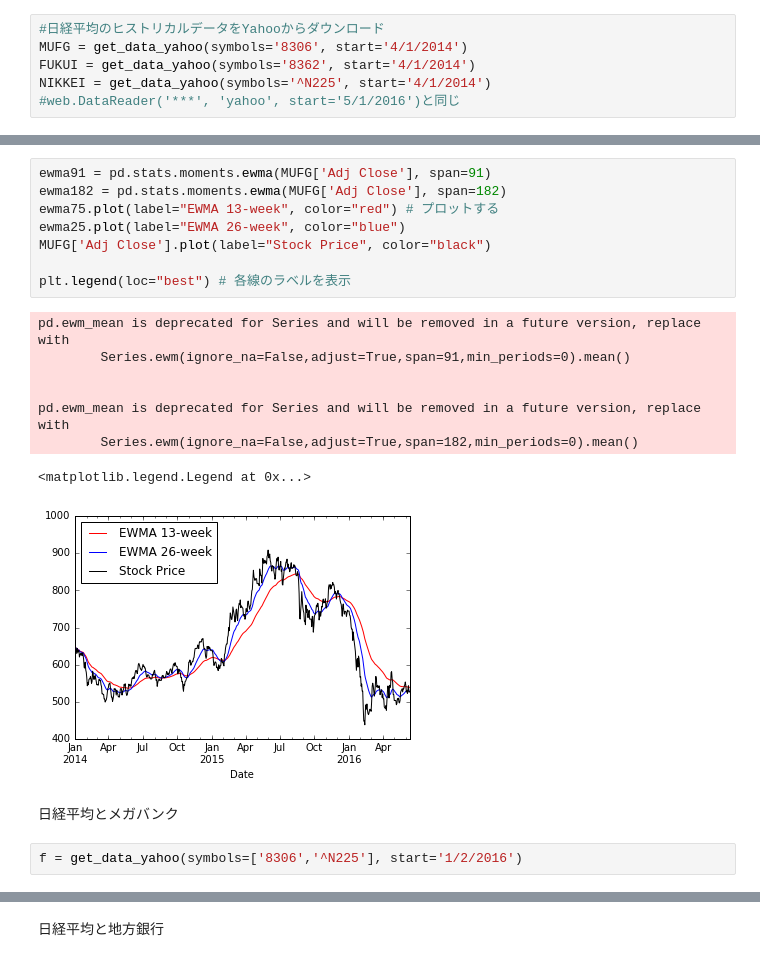
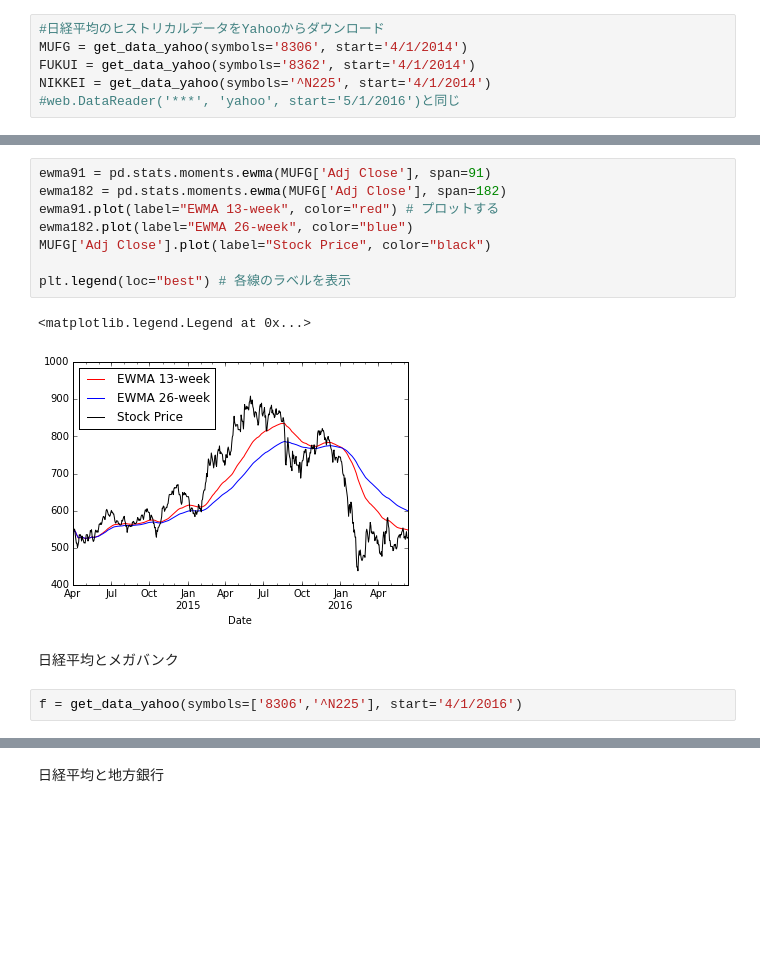
Before and after one commit to taneaki/6-13-sub, a Jupyter notebook: yahoo finance data.ipynb, the cells around one changed output, grey strips where cells are left out. Drawn from its saved outputs; the diff is of its cells as text; blank space fills up the shorter version.

```diff
--- a/yahoo finance data.ipynb
+++ b/yahoo finance data.ipynb
@@ -28,24 +28,18 @@ plt.show()
 # %%
 ewma91 = pd.stats.moments.ewma(MUFG['Adj Close'], span=91)
 ewma182 = pd.stats.moments.ewma(MUFG['Adj Close'], span=182)
-ewma75.plot(label="EWMA 13-week", color="red") # プロットする
-ewma25.plot(label="EWMA 26-week", color="blue")
+ewma91.plot(label="EWMA 13-week", color="red") # プロットする
+ewma182.plot(label="EWMA 26-week", color="blue")
 MUFG['Adj Close'].plot(label="Stock Price", color="black")
 
 plt.legend(loc="best") # 各線のラベルを表示
 # %% [output]
-pd.ewm_mean is deprecated for Series and will be removed in a future version, replace with
-        Series.ewm(ignore_na=False,adjust=True,span=91,min_periods=0).mean()
-
-
-pd.ewm_mean is deprecated for Series and will be removed in a future version, replace with
-        Series.ewm(ignore_na=False,adjust=True,span=182,min_periods=0).mean()
+<matplotlib.legend.Legend at 0x...>
-<matplotlib.legend.Legend at 0x...>
-[figure, old version]
+[figure, new version]
 # %% [markdown]
 日経平均とメガバンク
 # %%
-f = get_data_yahoo(symbols=['8306','^N225'], start='1/2/2016')
+f = get_data_yahoo(symbols=['8306','^N225'], start='4/1/2016')
 # %%
 f['Adj Close']['8306'] /= f['Adj Close']['8306'][0]
 f['Adj Close']['^N225'] /= f['Adj Close']['^N225'][0]
```
Also changed, not shown: parts of 16 cells of this notebook.
